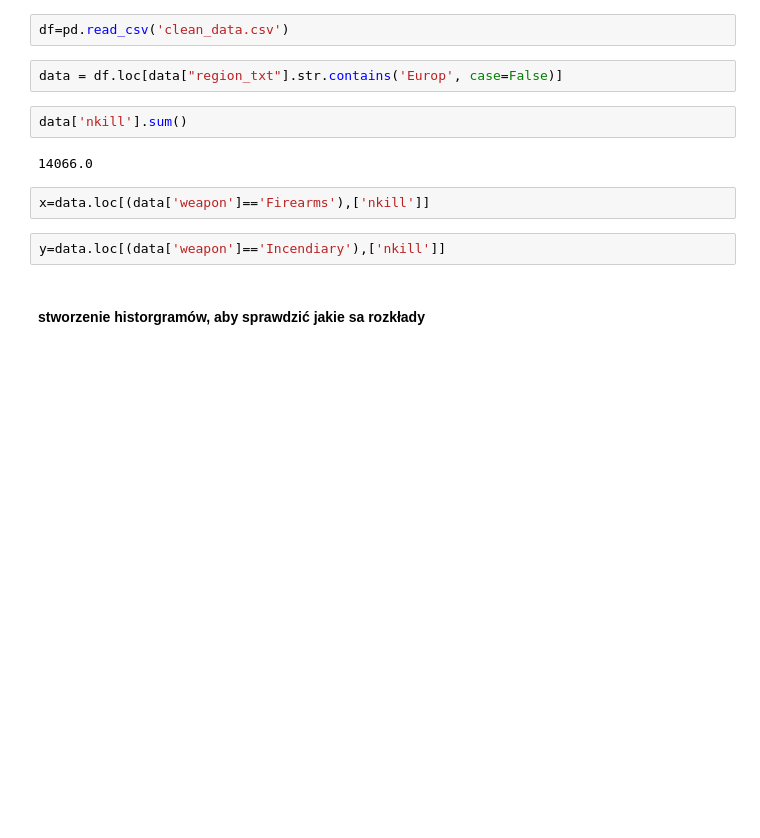
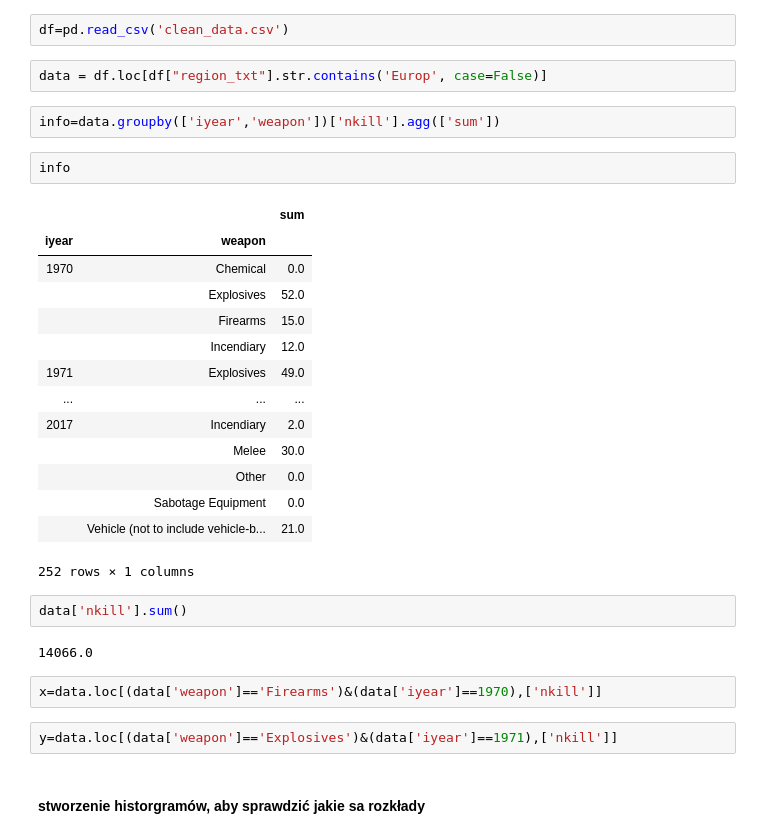
Before and after one commit to infoshareacademy/jdsz5-paulin, a Jupyter notebook: python/test_srednich.ipynb, the cells around one changed output. Saved outputs shown, nothing was run; the diff lists cells and outputs as text; blank space fills up the shorter version.

```diff
--- a/python/test_srednich.ipynb
+++ b/python/test_srednich.ipynb
@@ -13,15 +13,34 @@ from scipy.stats import poisson
 # %%
 df=pd.read_csv('clean_data.csv')
 # %%
-data = df.loc[data["region_txt"].str.contains('Europ', case=False)]
+data = df.loc[df["region_txt"].str.contains('Europ', case=False)]
+# %%
+info=data.groupby(['iyear','weapon'])['nkill'].agg(['sum'])
+# %%
+info
+# %% [output]
+|  |  | sum |
+| iyear | weapon |  |
+| 1970 | Chemical | 0.0 |
+|  | Explosives | 52.0 |
+|  | Firearms | 15.0 |
+|  | Incendiary | 12.0 |
+| 1971 | Explosives | 49.0 |
+| ... | ... | ... |
+| 2017 | Incendiary | 2.0 |
+|  | Melee | 30.0 |
+|  | Other | 0.0 |
+|  | Sabotage Equipment | 0.0 |
+|  | Vehicle (not to include vehicle-b... | 21.0 |
+252 rows × 1 columns
 # %%
 data['nkill'].sum()
 # %% [output]
 14066.0
 # %%
-x=data.loc[(data['weapon']=='Firearms'),['nkill']]
+x=data.loc[(data['weapon']=='Firearms')&(data['iyear']==1970),['nkill']]
 # %%
-y=data.loc[(data['weapon']=='Incendiary'),['nkill']]
+y=data.loc[(data['weapon']=='Explosives')&(data['iyear']==1971),['nkill']]
 # %% [markdown]
 #### stworzenie historgramów, aby sprawdzić jakie sa rozkłady
 # %%
```
Also changed, not shown: parts of 15 cells of this notebook.
